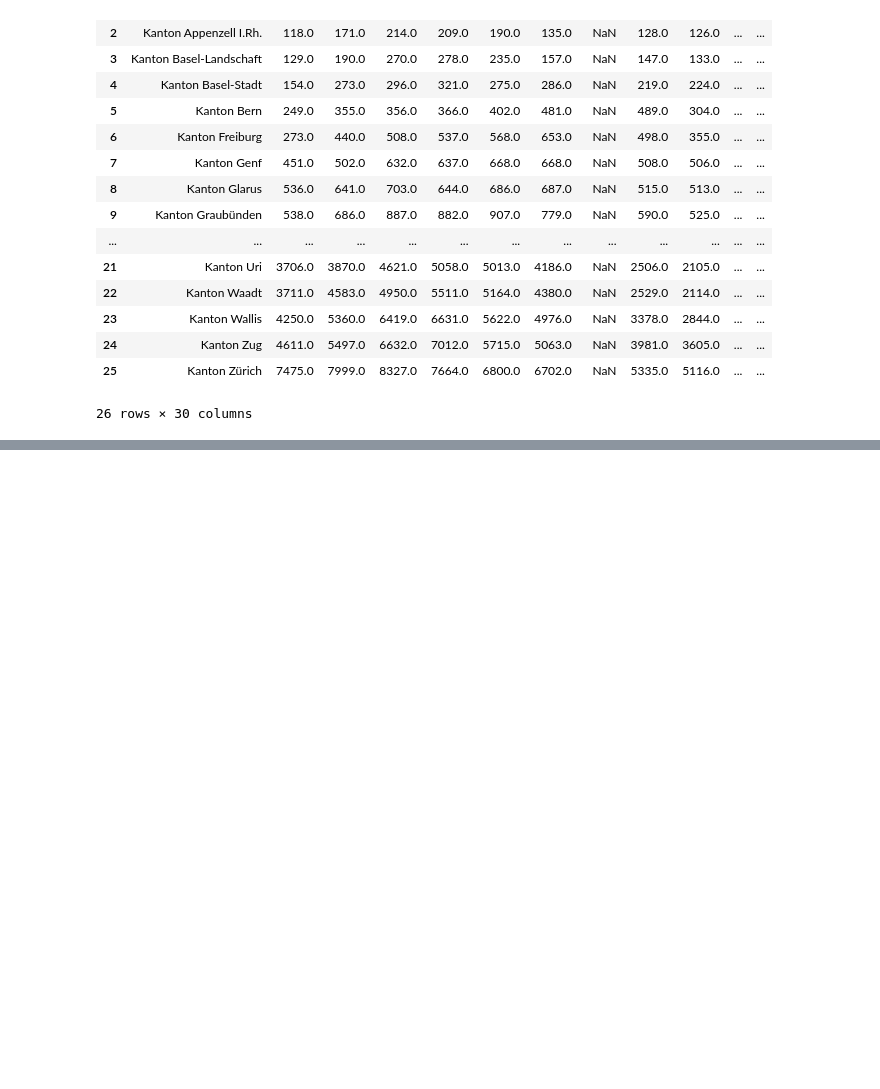
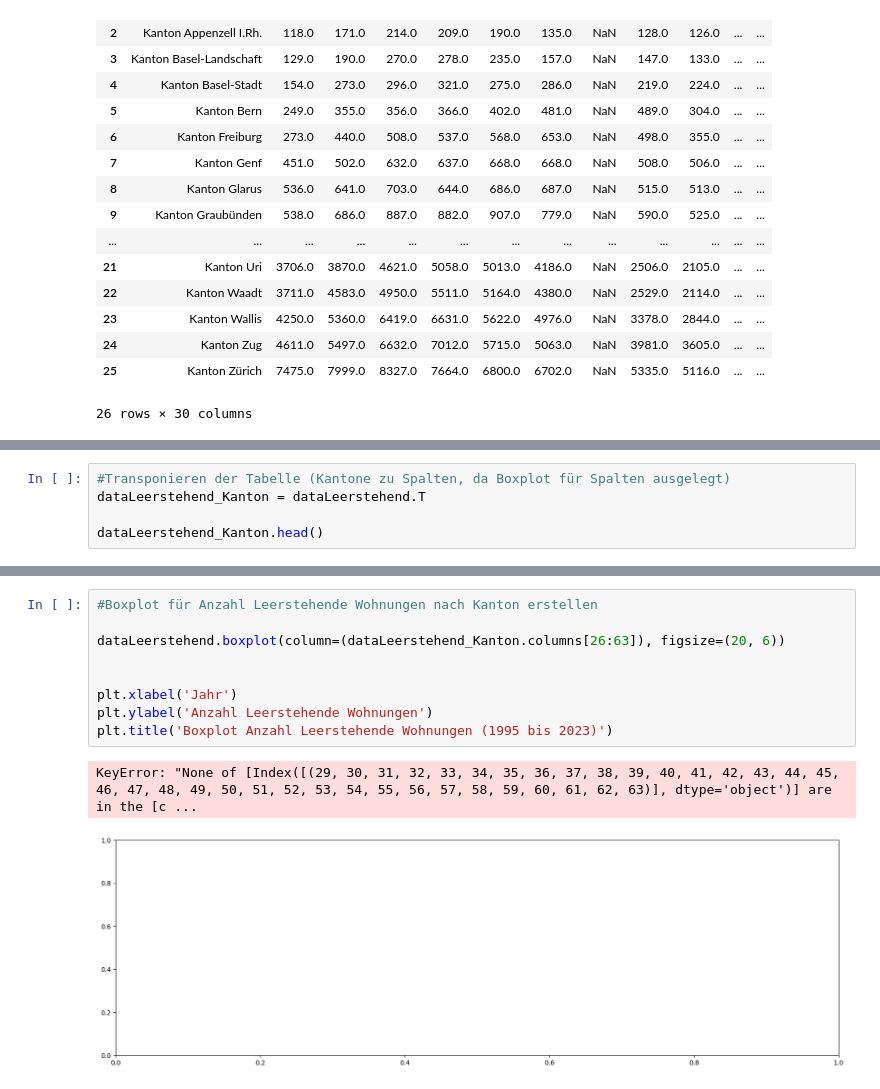
Before and after one commit to GRUPPE-BINA24/Datenspeicher, a Jupyter notebook: Kopie_von_Semesterarbeit_BINA.ipynb, the cells around one changed output, grey strips where cells are left out. Drawn from its saved outputs; the diff is of its cells as text; blank space fills up the shorter version.

```diff
--- a/Kopie_von_Semesterarbeit_BINA.ipynb
+++ b/Kopie_von_Semesterarbeit_BINA.ipynb
@@ -198,0 +206,5 @@ dataLeerstehend.boxplot(column=[1995, 1996, 1997, 1998, 1999, 2000, 2001, 2002,
+# %%
+#Transponieren der Tabelle (Kantone zu Spalten, da Boxplot für Spalten ausgelegt)
+dataLeerstehend_Kanton = dataLeerstehend.T
+
+dataLeerstehend_Kanton.head()
@@ -198,0 +241,12 @@ dataLeerstehend.boxplot(column=[1995, 1996, 1997, 1998, 1999, 2000, 2001, 2002,
+# %%
+#Boxplot für Anzahl Leerstehende Wohnungen nach Kanton erstellen
+
+dataLeerstehend.boxplot(column=(dataLeerstehend_Kanton.columns[26:63]), figsize=(20, 6))
+
+
+plt.xlabel('Jahr')
+plt.ylabel('Anzahl Leerstehende Wohnungen')
+plt.title('Boxplot Anzahl Leerstehende Wohnungen (1995 bis 2023)')
+# %% [output]
+KeyError: "None of [Index([(29, 30, 31, 32, 33, 34, 35, 36, 37, 38, 39, 40, 41, 42, 43, 44, 45, 46, 47, 48, 49, 50, 51, 52, 53, 54, 55, 56, 57, 58, 59, 60, 61, 62, 63)], dtype='object')] are in the [c ...
+[figure, added]
```
Also changed, not shown: parts of 6 cells of this notebook.
